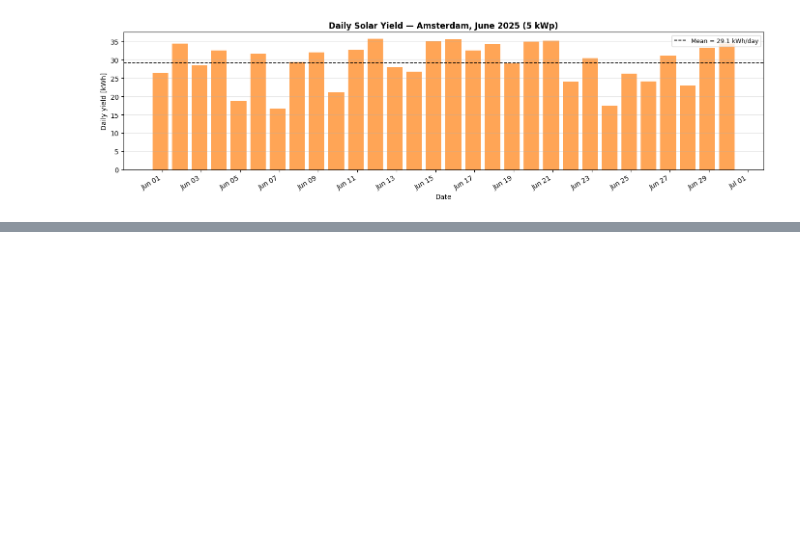
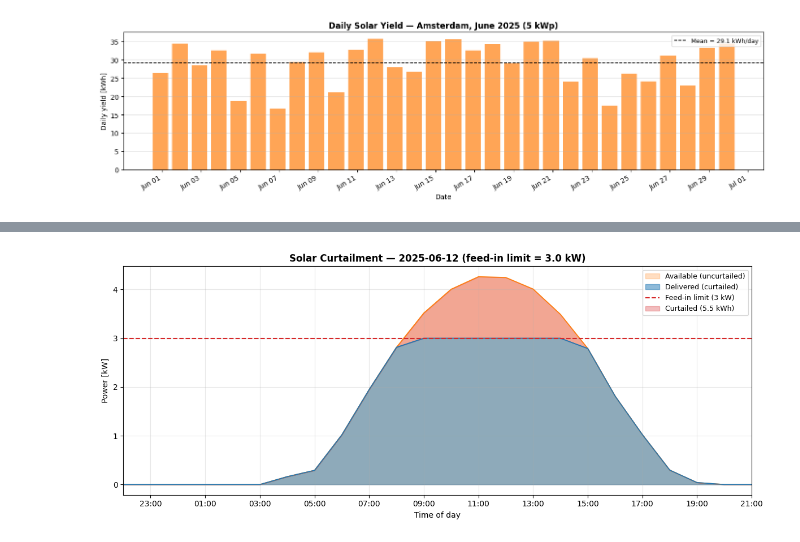
Before and after one commit to langestefan/langestefan.github.io, a Jupyter notebook: _posts/energy/hems/hems.ipynb, the cells around one changed output, grey strips where cells are left out. Drawn from its saved outputs; the diff is of its cells as text; code cells hidden in the pictures; blank space fills up the shorter version.

Commit message:
Plot curtailment

```diff
--- a/_posts/energy/hems/hems.ipynb
+++ b/_posts/energy/hems/hems.ipynb
@@ -240,0 +308,36 @@ plt.show()
+# %%
+# --- Curtailment visualisation ---
+hours = np.arange(T_day) * dt_sol
+t_day = weather_day.index
+
+fig, ax = plt.subplots(figsize=(12, 5))
+
+# Available generation (uncurtailed)
+ax.fill_between(t_day, pac_day, alpha=0.25, color="tab:orange", label="Available (uncurtailed)")
+ax.plot(t_day, pac_day, lw=1.2, color="tab:orange")
+
+# Delivered (after curtailment)
+ax.fill_between(t_day, p_curt, alpha=0.5, color="tab:blue", label="Delivered (curtailed)")
+ax.plot(t_day, p_curt, lw=1.2, color="tab:blue")
+
+# Feed-in limit
+ax.axhline(feed_in_limit, color="tab:red", ls="--", lw=1.5,
+           label=f"Feed-in limit ({feed_in_limit:.0f} kW)")
+
+# Shade curtailed energy
+ax.fill_between(t_day, p_curt, pac_day, alpha=0.3, color="tab:red",
+                label=f"Curtailed ({energy_curtailed:.1f} kWh)")
+
+ax.set_ylabel("Power [kW]")
+ax.set_xlabel("Time of day")
+ax.set_title(f"Solar Curtailment — {best_day} (feed-in limit = {feed_in_limit} kW)", fontweight="bold")
+ax.xaxis.set_major_locator(mdates.HourLocator(interval=2))
+ax.xaxis.set_major_formatter(mdates.DateFormatter("%H:%M"))
+ax.set_xlim(t_day[0], t_day[-1])
+ax.legend(loc="upper right", fontsize=9)
+ax.grid(True, alpha=0.3)
+
+plt.tight_layout()
+plt.show()
+# %% [output]
+[figure, added]
```
Also changed, not shown: parts of 2 cells of this notebook.
